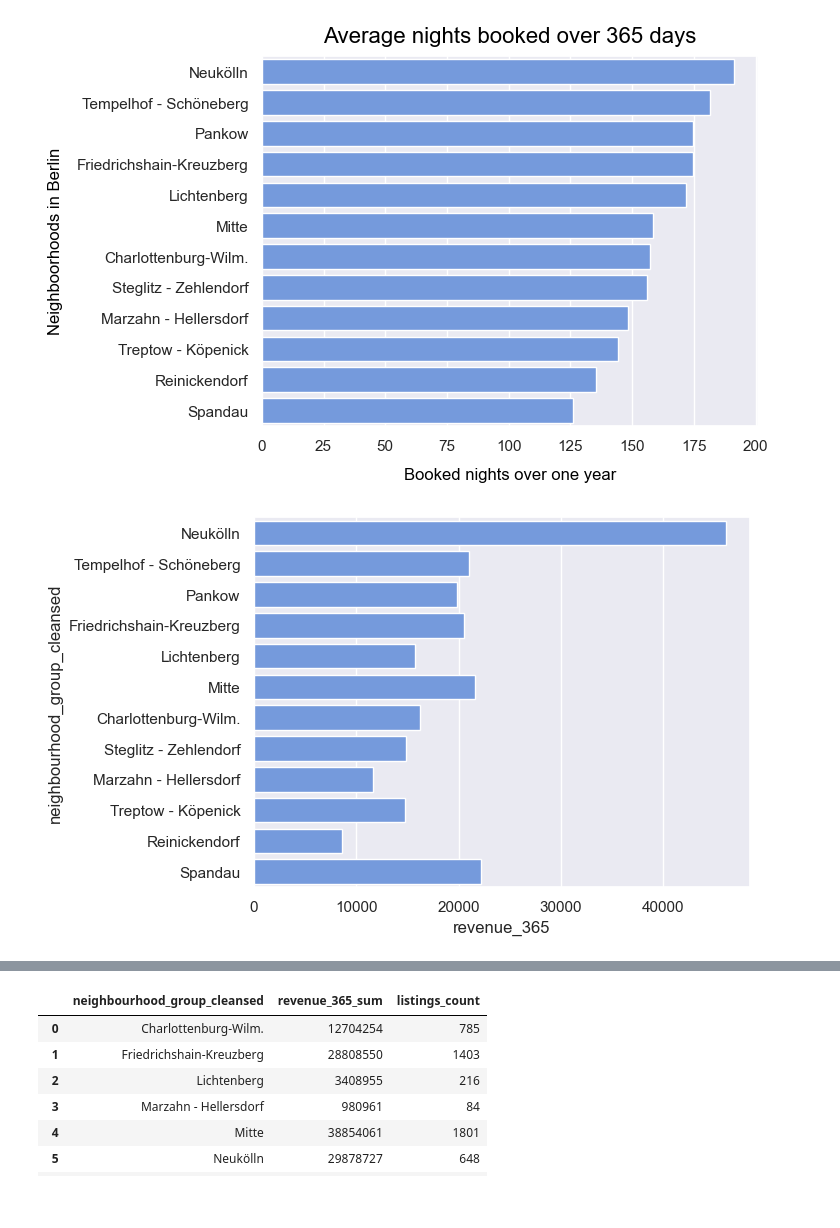
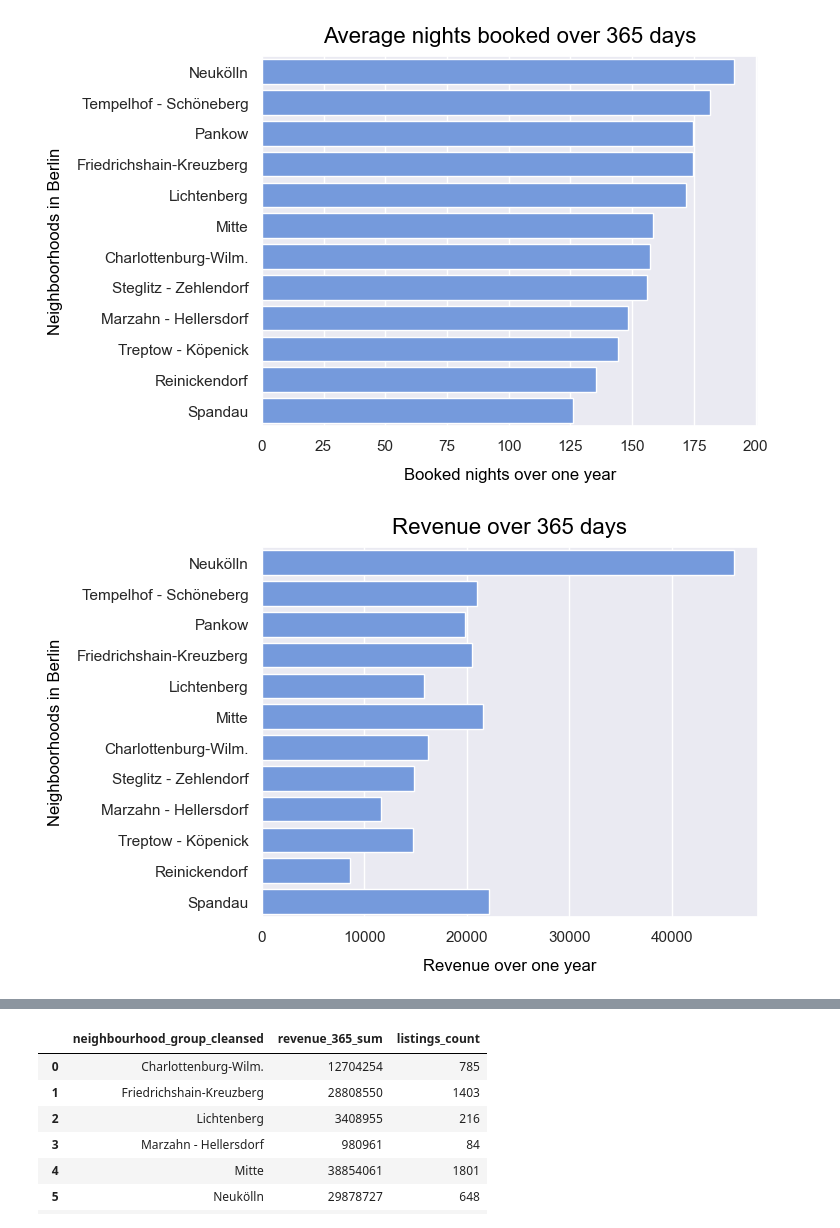
Before and after one commit to Daniel-Hutcheson/airbnb_berlin, a Jupyter notebook: main.ipynb, the cells around one changed output, grey strips where cells are left out. Saved outputs shown, nothing was run; the diff lists cells and outputs as text; code cells hidden in the pictures; blank space fills up the shorter version.

```diff
--- a/main.ipynb
+++ b/main.ipynb
@@ -177,8 +177,12 @@ fig.set_ylabel('Neighboorhoods in Berlin', fontsize=12, color='black', labelpad=
 [figure]
 # %%
 fig = sns.barplot(data=df_analyze_q2, x='revenue_365', y='neighbourhood_group_cleansed', ci=None, order=order, color='cornflowerblue')
+
+fig.set_title('Revenue over 365 days', pad=10, fontsize=16, color='black');
+fig.set_xlabel('Revenue over one year', fontsize=12, color='black', labelpad=10);
+fig.set_ylabel('Neighboorhoods in Berlin', fontsize=12, color='black', labelpad=10);
 # %% [output]
-[figure, old version]
+[figure, new version]
 # %%
 df_analyze_q2.groupby('neighbourhood_group_cleansed')['price'].mean().sort_values(ascending=False)
 # %% [output]
```
Also changed, not shown: 1 other file.
